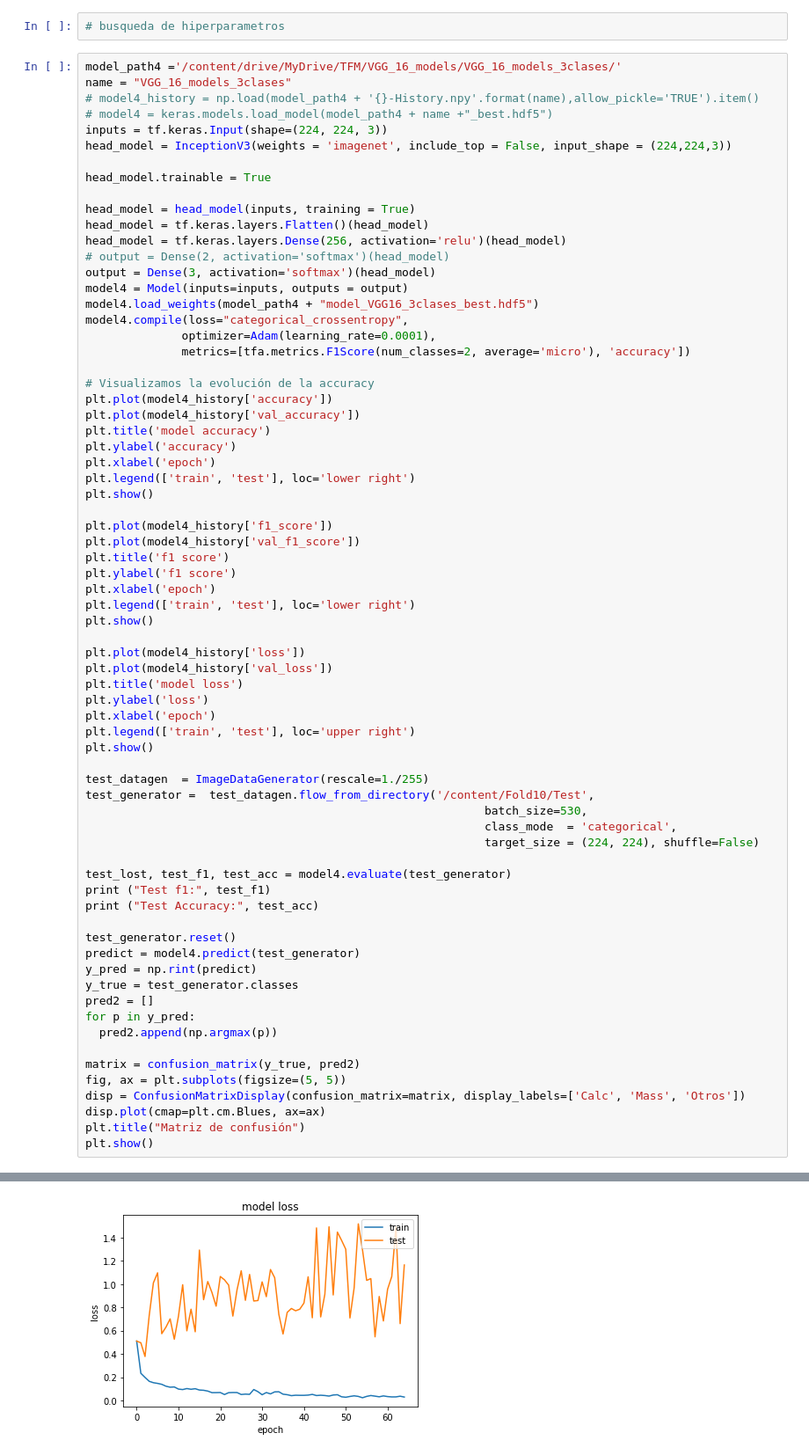
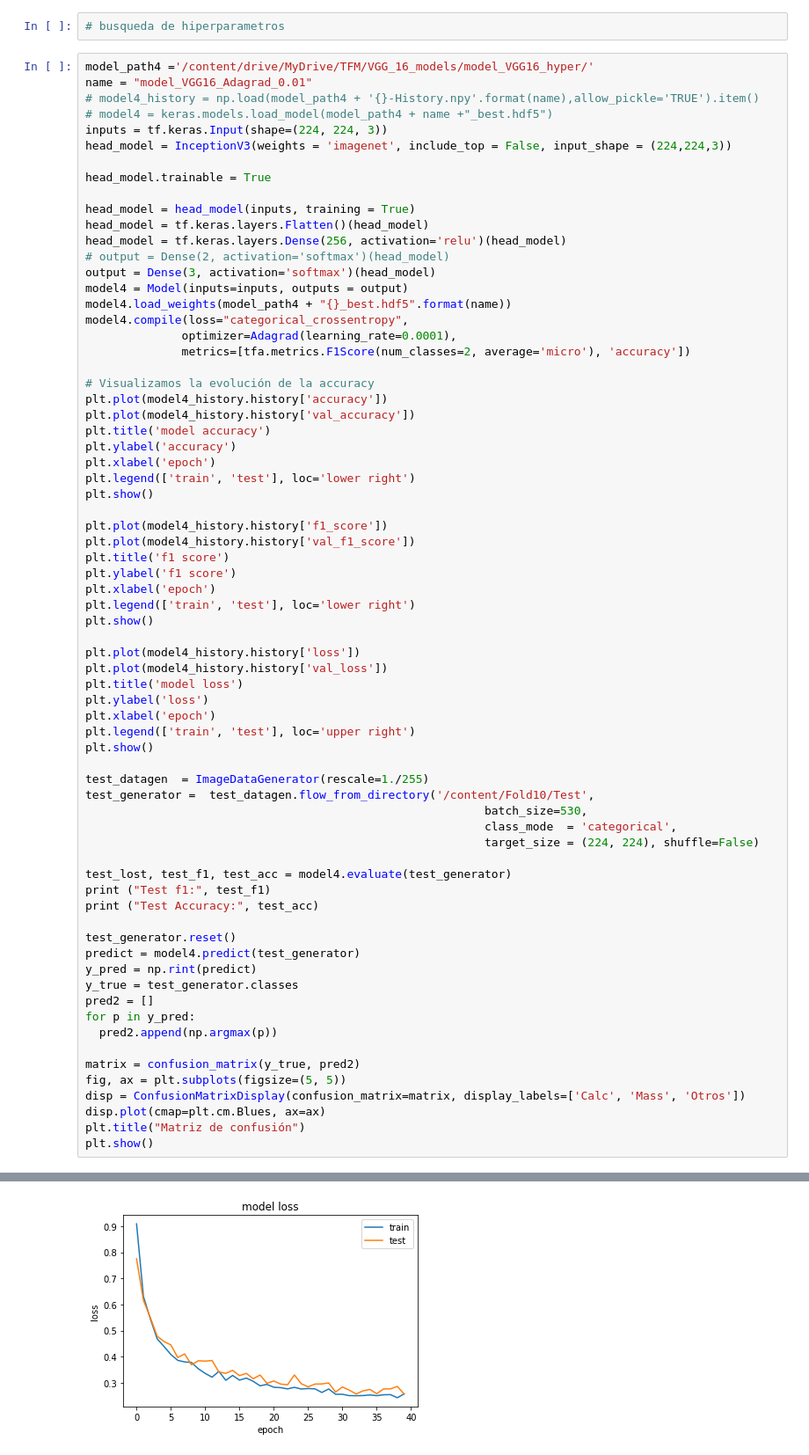
Before and after one commit to KoNGoL/tfm_breast_cancer_detection, a Jupyter notebook: VGG16.ipynb, the cells around one changed output, grey strips where cells are left out. Shown at 88% size. Drawn from its saved outputs; the diff is of its cells as text.

```diff
--- a/VGG16.ipynb
+++ b/VGG16.ipynb
@@ -234,8 +234,8 @@ Epoch 37/40
 # %%
 # busqueda de hiperparametros
 # %%
-model_path4 ='/content/drive/MyDrive/TFM/VGG_16_models/VGG_16_models_3clases/'
-name = "VGG_16_models_3clases"
+model_path4 ='/content/drive/MyDrive/TFM/VGG_16_models/model_VGG16_hyper/'
+name = "model_VGG16_Adagrad_0.01"
 # model4_history = np.load(model_path4 + '{}-History.npy'.format(name),allow_pickle='TRUE').item()
 # model4 = keras.models.load_model(model_path4 + name +"_best.hdf5")
 inputs = tf.keras.Input(shape=(224, 224, 3))
@@ -249,30 +249,30 @@ head_model = tf.keras.layers.Dense(256, activation='relu')(head_model)
 # output = Dense(2, activation='softmax')(head_model)
 output = Dense(3, activation='softmax')(head_model)
 model4 = Model(inputs=inputs, outputs = output)
-model4.load_weights(model_path4 + "model_VGG16_3clases_best.hdf5")
+model4.load_weights(model_path4 + "{}_best.hdf5".format(name))
 model4.compile(loss="categorical_crossentropy",
-              optimizer=Adam(learning_rate=0.0001),
+              optimizer=Adagrad(learning_rate=0.0001),
               metrics=[tfa.metrics.F1Score(num_classes=2, average='micro'), 'accuracy'])
 
 # Visualizamos la evolución de la accuracy
-plt.plot(model4_history['accuracy'])
-plt.plot(model4_history['val_accuracy'])
+plt.plot(model4_history.history['accuracy'])
+plt.plot(model4_history.history['val_accuracy'])
 plt.title('model accuracy')
 plt.ylabel('accuracy')
 plt.xlabel('epoch')
 plt.legend(['train', 'test'], loc='lower right')
 plt.show()
 
-plt.plot(model4_history['f1_score'])
-plt.plot(model4_history['val_f1_score'])
+plt.plot(model4_history.history['f1_score'])
+plt.plot(model4_history.history['val_f1_score'])
 plt.title('f1 score')
 plt.ylabel('f1 score')
 plt.xlabel('epoch')
 plt.legend(['train', 'test'], loc='lower right')
 plt.show()
 
-plt.plot(model4_history['loss'])
-plt.plot(model4_history['val_loss'])
+plt.plot(model4_history.history['loss'])
+plt.plot(model4_history.history['val_loss'])
 plt.title('model loss')
 plt.ylabel('loss')
 plt.xlabel('epoch')
@@ -309,2 +309,2 @@ plt.show()
-[figure, old version]
+[figure, new version]
 Found 530 images belonging to 3 classes.
```
Also changed, not shown: parts of 1 cell of this notebook.
